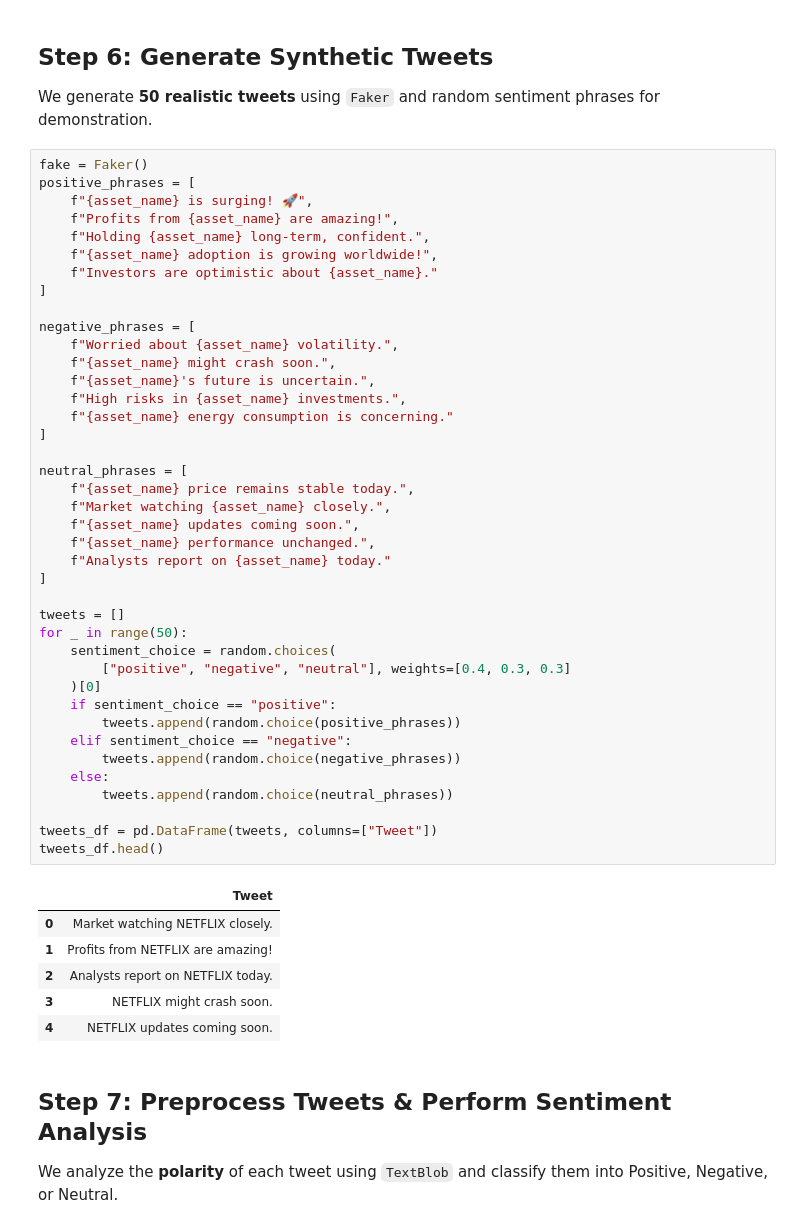
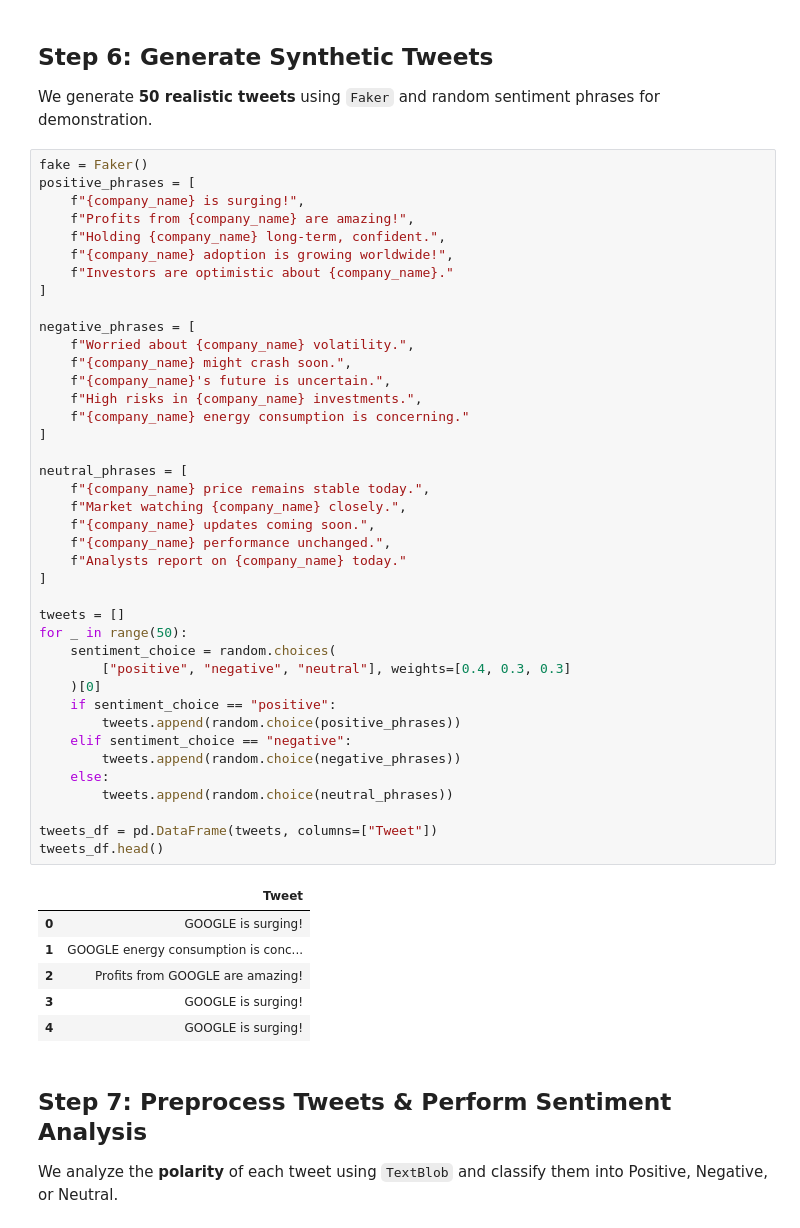
Before and after one commit to gopichandchalla16/infosys-internship-real-time-industry-insight-system, a Jupyter notebook: Infosys_Industry_Insights.ipynb, the cells around one changed output. Saved outputs shown, nothing was run; the diff lists cells and outputs as text.

```diff
--- a/Infosys_Industry_Insights.ipynb
+++ b/Infosys_Industry_Insights.ipynb
@@ -170,50 +257,50 @@ We generate **50 realistic tweets** using `Faker` and random sentiment phrases f
 # %%
 fake = Faker()
 positive_phrases = [
-    f"{asset_name} is surging! 🚀",
-    f"Profits from {asset_name} are amazing!",
-    f"Holding {asset_name} long-term, confident.",
-    f"{asset_name} adoption is growing worldwide!",
-    f"Investors are optimistic about {asset_name}."
+    f"{company_name} is surging!",
+    f"Profits from {company_name} are amazing!",
+    f"Holding {company_name} long-term, confident.",
+    f"{company_name} adoption is growing worldwide!",
+    f"Investors are optimistic about {company_name}."
 ]
 
 negative_phrases = [
-    f"Worried about {asset_name} volatility.",
-    f"{asset_name} might crash soon.",
-    f"{asset_name}'s future is uncertain.",
-    f"High risks in {asset_name} investments.",
-    f"{asset_name} energy consumption is concerning."
+    f"Worried about {company_name} volatility.",
+    f"{company_name} might crash soon.",
+    f"{company_name}'s future is uncertain.",
+    f"High risks in {company_name} investments.",
+    f"{company_name} energy consumption is concerning."
 ]
 
 neutral_phrases = [
-    f"{asset_name} price remains stable today.",
-    f"Market watching {asset_name} closely.",
-    f"{asset_name} updates coming soon.",
-    f"{asset_name} performance unchanged.",
-    f"Analysts report on {asset_name} today."
+    f"{company_name} price remains stable today.",
+    f"Market watching {company_name} closely.",
+    f"{company_name} updates coming soon.",
+    f"{company_name} performance unchanged.",
+    f"Analysts report on {company_name} today."
 ]
 
 tweets = []
 for _ in range(50):
     sentiment_choice = random.choices(
         ["positive", "negative", "neutral"], weights=[0.4, 0.3, 0.3]
     )[0]
     if sentiment_choice == "positive":
         tweets.append(random.choice(positive_phrases))
     elif sentiment_choice == "negative":
         tweets.append(random.choice(negative_phrases))
     else:
         tweets.append(random.choice(neutral_phrases))
 
 tweets_df = pd.DataFrame(tweets, columns=["Tweet"])
 tweets_df.head()
 # %% [output]
 |  | Tweet |
-| 0 | Market watching NETFLIX closely. |
-| 1 | Profits from NETFLIX are amazing! |
-| 2 | Analysts report on NETFLIX today. |
-| 3 | NETFLIX might crash soon. |
-| 4 | NETFLIX updates coming soon. |
+| 0 | GOOGLE is surging! |
+| 1 | GOOGLE energy consumption is conc... |
+| 2 | Profits from GOOGLE are amazing! |
+| 3 | GOOGLE is surging! |
+| 4 | GOOGLE is surging! |
 # %% [markdown]
 ## Step 7: Preprocess Tweets & Perform Sentiment Analysis
 We analyze the **polarity** of each tweet using `TextBlob` and classify them into Positive, Negative, or Neutral.
```
Also changed, not shown: parts of 12 cells of this notebook.
